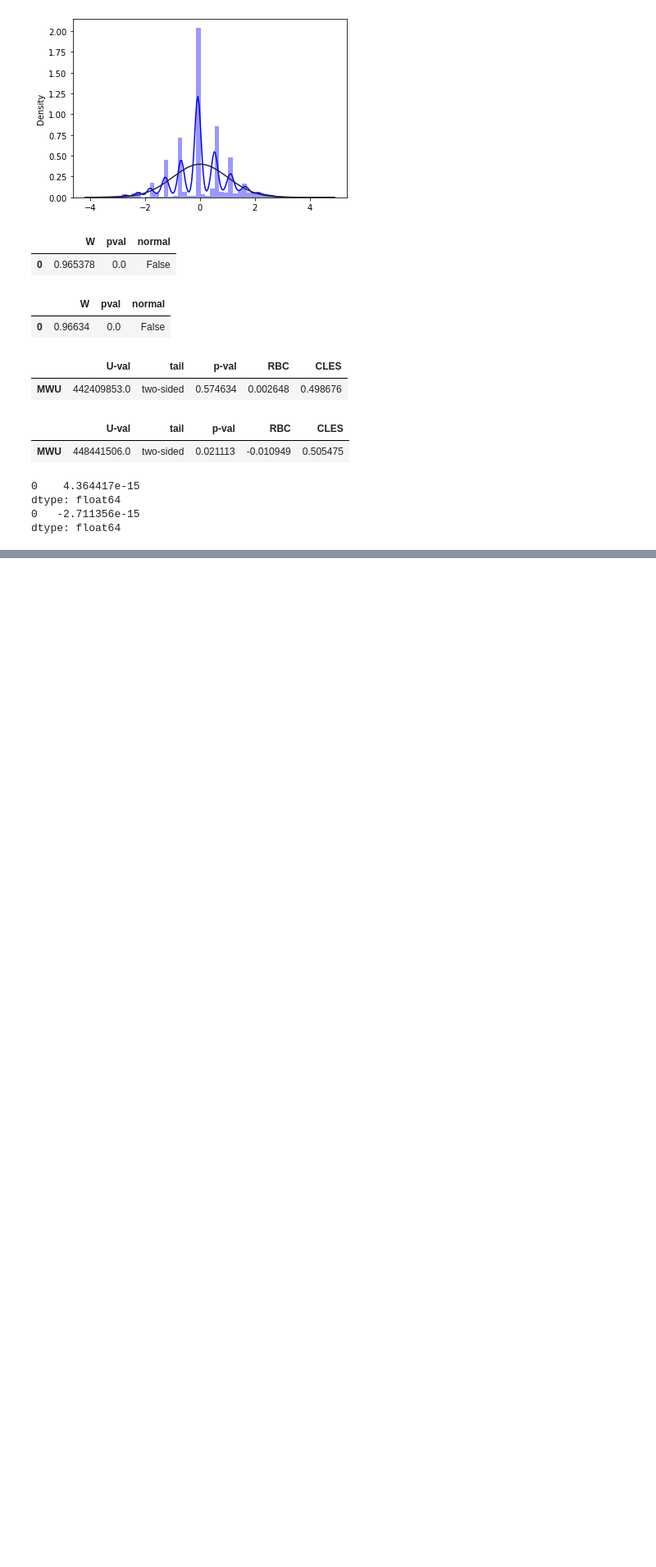
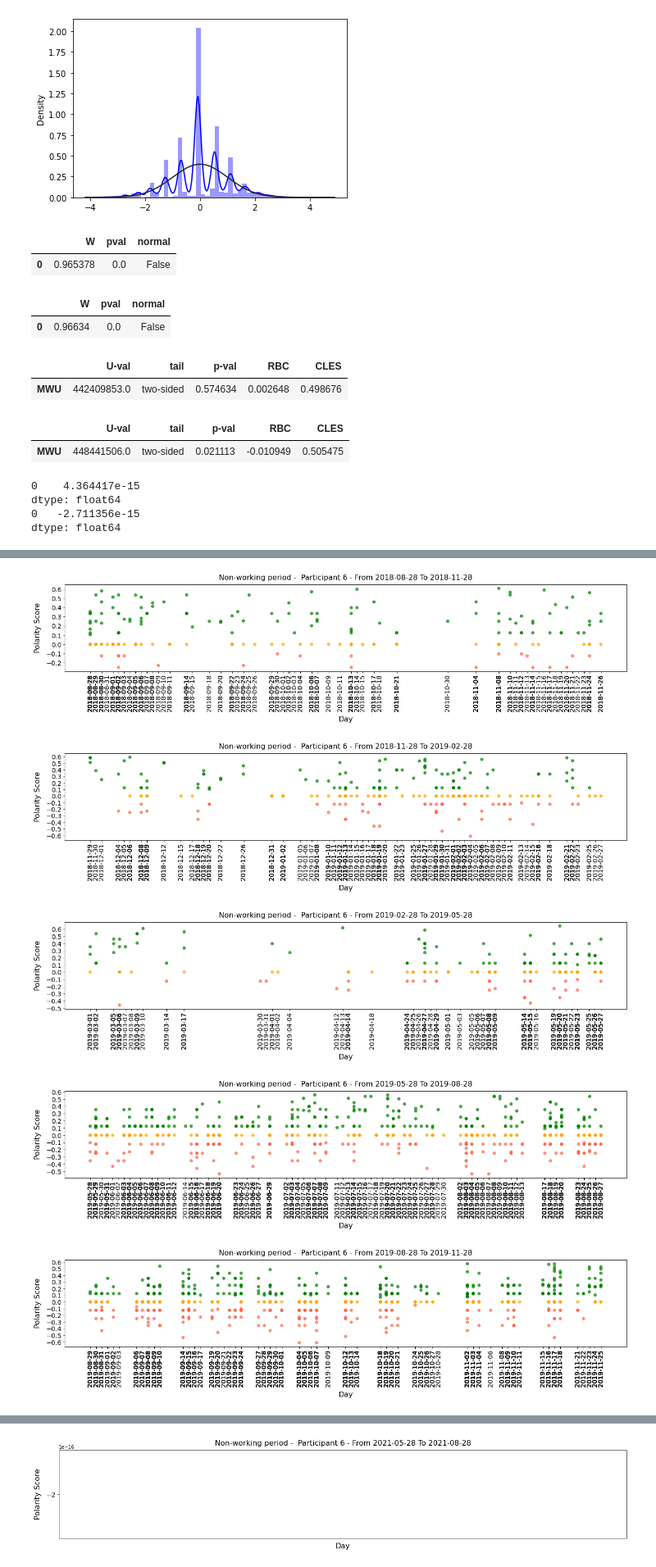
Before and after one commit to leosilva/peerj_computer_science_2022, a Jupyter notebook: Notebooks/Statistics - Working x Non-working.ipynb, the cells around one changed output, grey strips where cells are left out. Shown at 82% size. Saved outputs shown, nothing was run; the diff lists cells and outputs as text; code cells hidden in the pictures; blank space fills up the shorter version.

```diff
--- a/Notebooks/Statistics - Working x Non-working.ipynb
+++ b/Notebooks/Statistics - Working x Non-working.ipynb
@@ -410,0 +664,24 @@ print(float(pval))
+# %%
+users = list(tweets_df['id_user'].unique())
+
+for u in users:
+    p_id = data[u]['participant_id']
+    tweets = tweets_df.query('id_user == {}'.format(u))
+    work_times_df, non_work_times_df = create_datasets(tweets)
+    non_work_times_df = clean_tweets(non_work_times_df)
+
+    non_work_times_df['Participant'] = p_id
+    non_work_times_df = non_work_times_df.sort_values(by='created_at')
+    non_work_times_df["created_at"] = pd.to_datetime(non_work_times_df["created_at"])
+    non_work_times_df['date_minus_time'] = non_work_times_df["created_at"].apply(lambda t : datetime.datetime(year=t.year,
+                                                                              month=t.month,
+                                                                              day=t.day))
+
+    if p_id == 6:
+        plot_point_chart(non_work_times_df, u, 'Non-working period - ')
+# %% [output]
+[figure, added]
+[figure, added]
+[figure, added]
+[figure, added]
+[figure, added]
@@ -410,0 +694 @@ print(float(pval))
+[figure, added]
```
Also changed, not shown: parts of 29 cells of this notebook, 1 other file.
